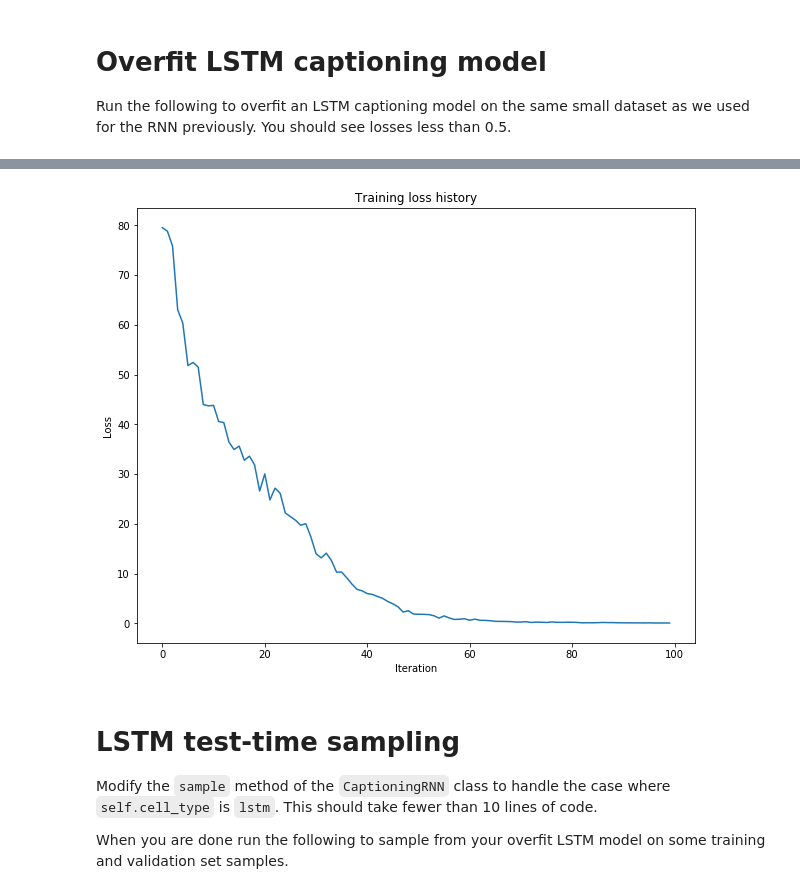
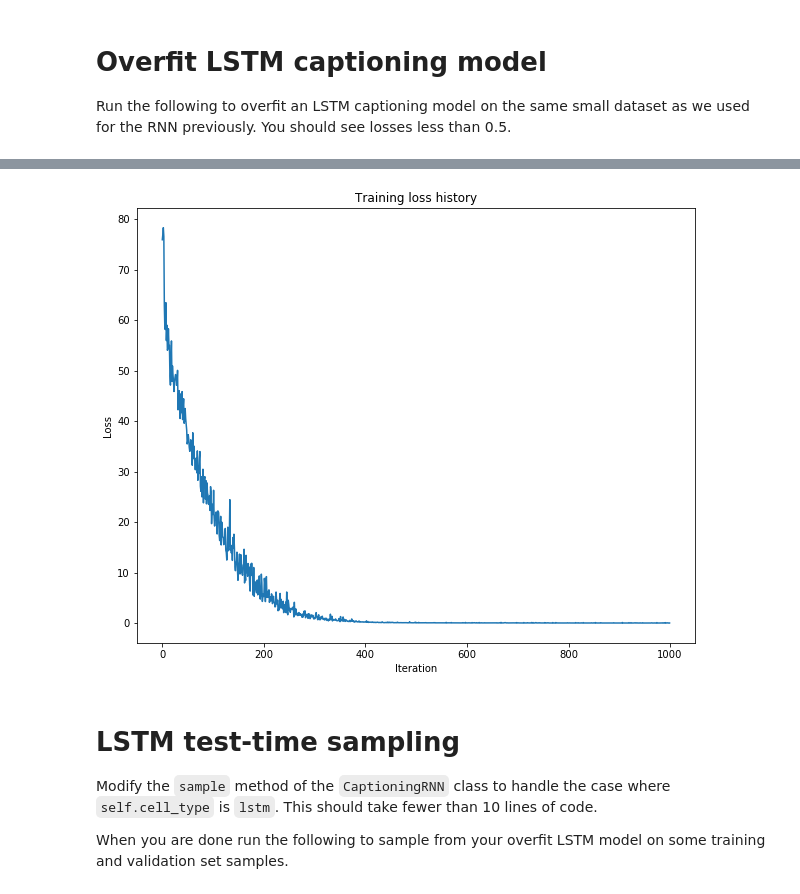
Before and after one commit to JackTroy/JupyterNotebook, a Jupyter notebook: CS231n/Assignments/spring1617_assignment3_v3/LSTM_Captioning.ipynb, the cells around one changed output, grey strips where cells are left out. Drawn from its saved outputs; the diff is of its cells as text; code cells hidden in the pictures.

```diff
--- a/CS231n/Assignments/spring1617_assignment3_v3/LSTM_Captioning.ipynb
+++ b/CS231n/Assignments/spring1617_assignment3_v3/LSTM_Captioning.ipynb
@@ -284,7 +287,7 @@ Run the following to overfit an LSTM captioning model on the same small dataset
 # %%
 np.random.seed(231)
 
-small_data = load_coco_data(max_train=50)
+small_data = load_coco_data(max_train=500)
 
 small_lstm_model = CaptioningRNN(
           cell_type='lstm',
@@ -328,4 +338,4 @@ plt.show()
-[figure, old version]
+[figure, new version]
 # %% [markdown]
 # LSTM test-time sampling
 Modify the `sample` method of the `CaptioningRNN` class to handle the case where `self.cell_type` is `lstm`. This should take fewer than 10 lines of code.
```
Also changed, not shown: parts of 9 cells of this notebook.
